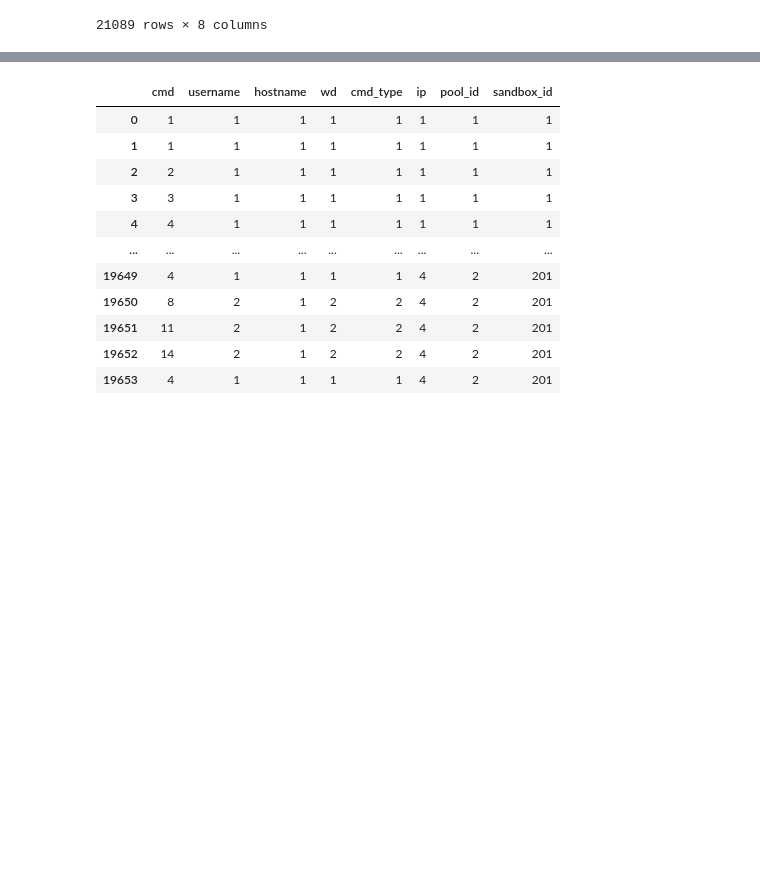
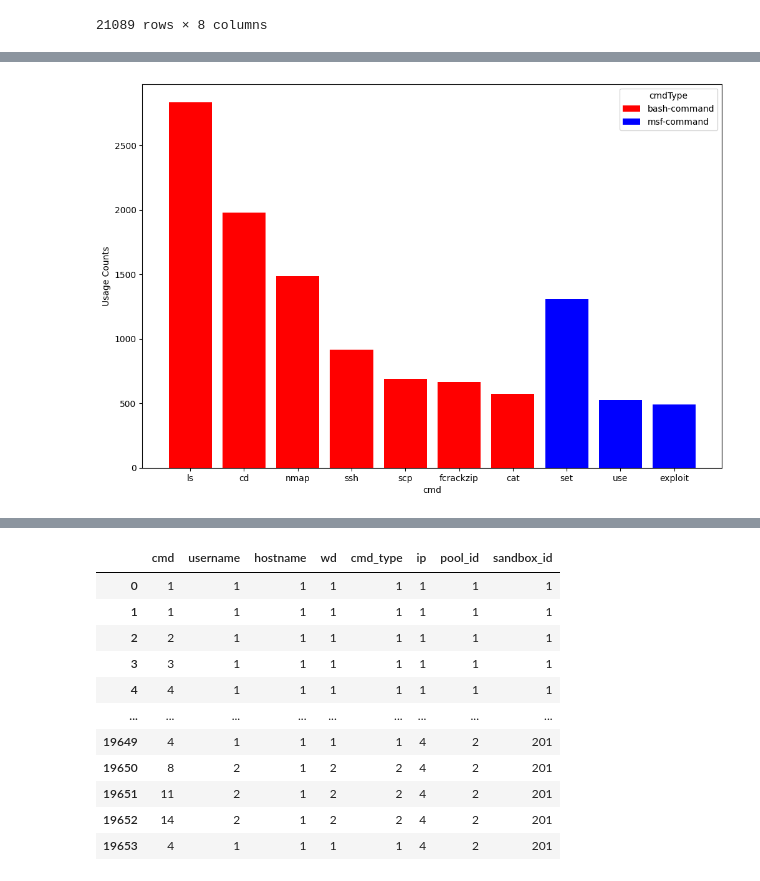
Before and after one commit to taylan32/data_mining, a Jupyter notebook: data_analysis.ipynb, the cells around one changed output, grey strips where cells are left out. Cells and saved outputs as stored; diff of their text form; code cells hidden in the pictures; blank space fills up the shorter version.

```diff
--- a/data_analysis.ipynb
+++ b/data_analysis.ipynb
@@ -89,3 +144,36 @@ dataFrame = dataFrame[dataFrame["wd"].str.strip() != '']
+# %%
+df = dataFrame
+grouped_data = df.groupby(['cmd', 'cmd_type'])
+
+# Calculate the count of each combination
+result_df = grouped_data.size().reset_index(name='Usage count')
+result_df = result_df.sort_values(by=["Usage count"], ascending=False).head(10)
+commands = result_df["cmd"]
+cmdTypes = result_df["cmd_type"]
+usageCounts = result_df["Usage count"]
+
+
+# fig, ax = plt.subplots(figsize =(12, 8))
+# ax.bar(commands, usageCounts, color=["red", "blue"])
+# ax.set_xlabel("cmd")
+# ax.set_ylabel("Usage Counts")
+# ax.legend(title="cmdType")
+# plt.show()
+
+fig, ax = plt.subplots(figsize=(12, 8))
+for cmd_type, color in zip(['bash-command', 'msf-command'], ['red', 'blue']):
+    subset = result_df[result_df['cmd_type'] == cmd_type]
+    ax.bar(subset['cmd'], subset['Usage count'], color=color, label=cmd_type)
+
+ax.set_xlabel("cmd")
+ax.set_ylabel("Usage Counts")
+
+# Show legend
+ax.legend(title="cmdType")
+
+plt.show()
+# %% [output]
+[figure, added]
 # %%
 dataFrame
 cmdTypeCount = len(dataFrame["cmd_type"].value_counts())
```
Also changed, not shown: parts of 23 cells of this notebook.
